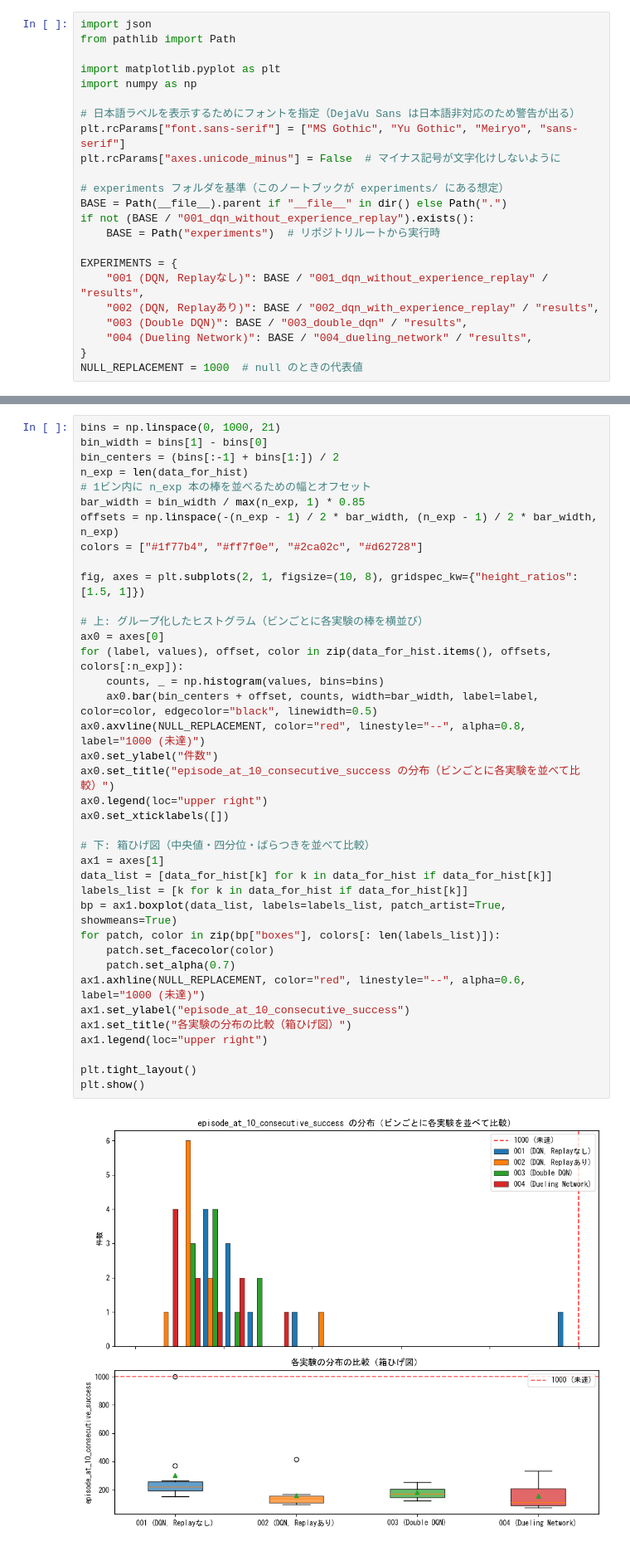
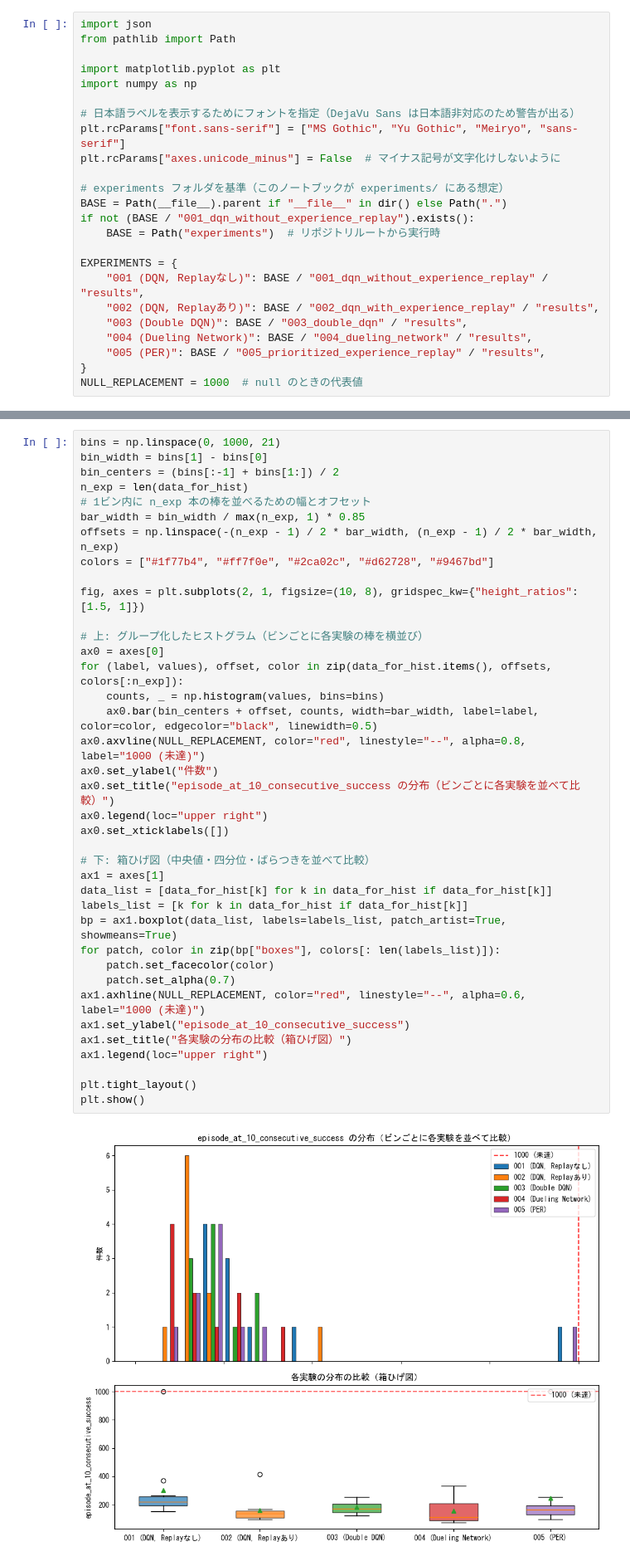
Before and after one commit to yuuki1645/reinforcement-learning-notes, a Jupyter notebook: experiments/analyze_results.ipynb, the cells around one changed output, grey strips where cells are left out. Shown at 83% size. Cells and saved outputs as stored; diff of their text form.

```diff
--- a/experiments/analyze_results.ipynb
+++ b/experiments/analyze_results.ipynb
@@ -27,6 +27,7 @@ EXPERIMENTS = {
     "002 (DQN, Replayあり)": BASE / "002_dqn_with_experience_replay" / "results",
     "003 (Double DQN)": BASE / "003_double_dqn" / "results",
     "004 (Dueling Network)": BASE / "004_dueling_network" / "results",
+    "005 (PER)": BASE / "005_prioritized_experience_replay" / "results",
 }
 NULL_REPLACEMENT = 1000  # null のときの代表値
 # %%
@@ -63,35 +65,35 @@ n_exp = len(data_for_hist)
 # 1ビン内に n_exp 本の棒を並べるための幅とオフセット
 bar_width = bin_width / max(n_exp, 1) * 0.85
 offsets = np.linspace(-(n_exp - 1) / 2 * bar_width, (n_exp - 1) / 2 * bar_width, n_exp)
-colors = ["#1f77b4", "#ff7f0e", "#2ca02c", "#d62728"]
+colors = ["#1f77b4", "#ff7f0e", "#2ca02c", "#d62728", "#9467bd"]
 
 fig, axes = plt.subplots(2, 1, figsize=(10, 8), gridspec_kw={"height_ratios": [1.5, 1]})
 
 # 上: グループ化したヒストグラム（ビンごとに各実験の棒を横並び）
 ax0 = axes[0]
 for (label, values), offset, color in zip(data_for_hist.items(), offsets, colors[:n_exp]):
     counts, _ = np.histogram(values, bins=bins)
     ax0.bar(bin_centers + offset, counts, width=bar_width, label=label, color=color, edgecolor="black", linewidth=0.5)
 ax0.axvline(NULL_REPLACEMENT, color="red", linestyle="--", alpha=0.8, label="1000 (未達)")
 ax0.set_ylabel("件数")
 ax0.set_title("episode_at_10_consecutive_success の分布（ビンごとに各実験を並べて比較）")
 ax0.legend(loc="upper right")
 ax0.set_xticklabels([])
 
 # 下: 箱ひげ図（中央値・四分位・ばらつきを並べて比較）
 ax1 = axes[1]
 data_list = [data_for_hist[k] for k in data_for_hist if data_for_hist[k]]
 labels_list = [k for k in data_for_hist if data_for_hist[k]]
 bp = ax1.boxplot(data_list, labels=labels_list, patch_artist=True, showmeans=True)
 for patch, color in zip(bp["boxes"], colors[: len(labels_list)]):
     patch.set_facecolor(color)
     patch.set_alpha(0.7)
 ax1.axhline(NULL_REPLACEMENT, color="red", linestyle="--", alpha=0.6, label="1000 (未達)")
 ax1.set_ylabel("episode_at_10_consecutive_success")
 ax1.set_title("各実験の分布の比較（箱ひげ図）")
 ax1.legend(loc="upper right")
 
 plt.tight_layout()
 plt.show()
 # %% [output]
-[figure, old version]
+[figure, new version]
```
Also changed, not shown: parts of 2 cells of this notebook, 11 other files.
